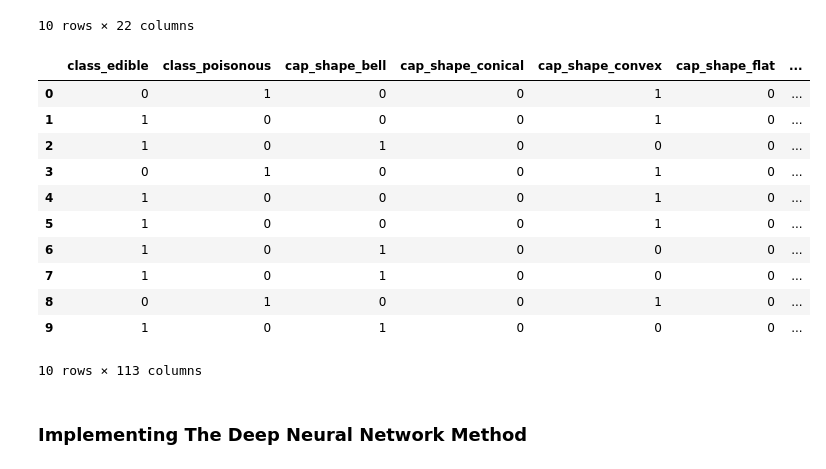
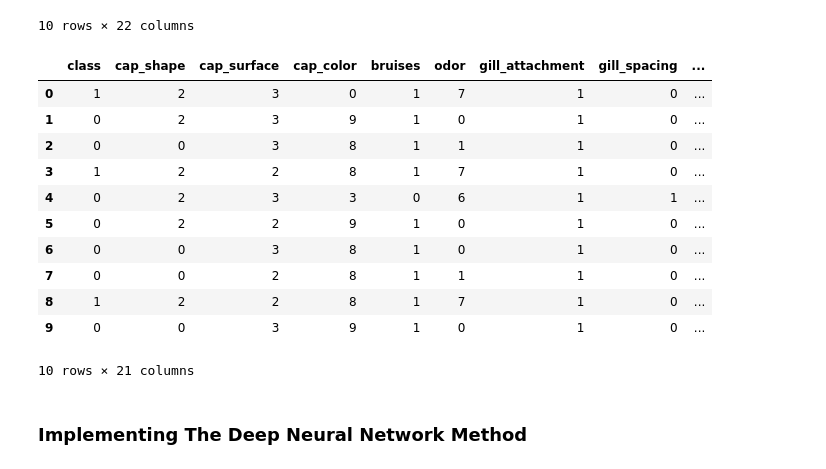
Before and after one commit to Vaishali715/Final_Project, a Jupyter notebook: mushrooms_neural_net.ipynb, the cells around one changed output. Cells and saved outputs as stored; diff of their text form; code cells hidden in the pictures.

```diff
--- a/mushrooms_neural_net.ipynb
+++ b/mushrooms_neural_net.ipynb
@@ -246,26 +246,23 @@ mushroom_df.to_csv(r'Resources\clean_mushroom.csv')
 # %%
 # Drop the mushroom_id column, then encode all categorical columns
 mushroom_df = mushroom_df.drop(columns=['mushroom_id'])
-encode_df = pd.get_dummies(mushroom_df, columns=['class', 'cap_shape', 'cap_surface', 'cap_color',
-       'bruises', 'odor', 'gill_attachment', 'gill_spacing', 'gill_size',
-       'gill_color', 'stalk_shape', 'stalk_surface_above_ring',
-       'stalk_surface_below_ring', 'stalk_color_above_ring',
-       'stalk_color_below_ring', 'veil_color', 'ring_number',
-       'ring_type', 'spore_print_color', 'population', 'habitat'])
 
-encode_df.head(10)
+labelencoder=LabelEncoder()
+for column in mushroom_df.columns:
+    mushroom_df[column] = labelencoder.fit_transform(mushroom_df[column])
+mushroom_df.head(10)
 # %% [output]
-|  | class_edible | class_poisonous | cap_shape_bell | cap_shape_conical | cap_shape_convex | cap_shape_flat | ... |
-| 0 | 0 | 1 | 0 | 0 | 1 | 0 | ... |
-| 1 | 1 | 0 | 0 | 0 | 1 | 0 | ... |
-| 2 | 1 | 0 | 1 | 0 | 0 | 0 | ... |
-| 3 | 0 | 1 | 0 | 0 | 1 | 0 | ... |
-| 4 | 1 | 0 | 0 | 0 | 1 | 0 | ... |
-| 5 | 1 | 0 | 0 | 0 | 1 | 0 | ... |
-| 6 | 1 | 0 | 1 | 0 | 0 | 0 | ... |
-| 7 | 1 | 0 | 1 | 0 | 0 | 0 | ... |
-| 8 | 0 | 1 | 0 | 0 | 1 | 0 | ... |
-| 9 | 1 | 0 | 1 | 0 | 0 | 0 | ... |
+|  | class | cap_shape | cap_surface | cap_color | bruises | odor | gill_attachment | gill_spacing | ... |
+| 0 | 1 | 2 | 3 | 0 | 1 | 7 | 1 | 0 | ... |
+| 1 | 0 | 2 | 3 | 9 | 1 | 0 | 1 | 0 | ... |
+| 2 | 0 | 0 | 3 | 8 | 1 | 1 | 1 | 0 | ... |
+| 3 | 1 | 2 | 2 | 8 | 1 | 7 | 1 | 0 | ... |
+| 4 | 0 | 2 | 3 | 3 | 0 | 6 | 1 | 1 | ... |
+| 5 | 0 | 2 | 2 | 9 | 1 | 0 | 1 | 0 | ... |
+| 6 | 0 | 0 | 3 | 8 | 1 | 0 | 1 | 0 | ... |
+| 7 | 0 | 0 | 2 | 8 | 1 | 1 | 1 | 0 | ... |
+| 8 | 1 | 2 | 2 | 8 | 1 | 7 | 1 | 0 | ... |
+| 9 | 0 | 0 | 3 | 9 | 1 | 0 | 1 | 0 | ... |
-10 rows × 113 columns
+10 rows × 21 columns
 # %%
 # Split our preprocessed data into our features and target arrays
```
Also changed, not shown: parts of 19 cells of this notebook, 5 other files.
